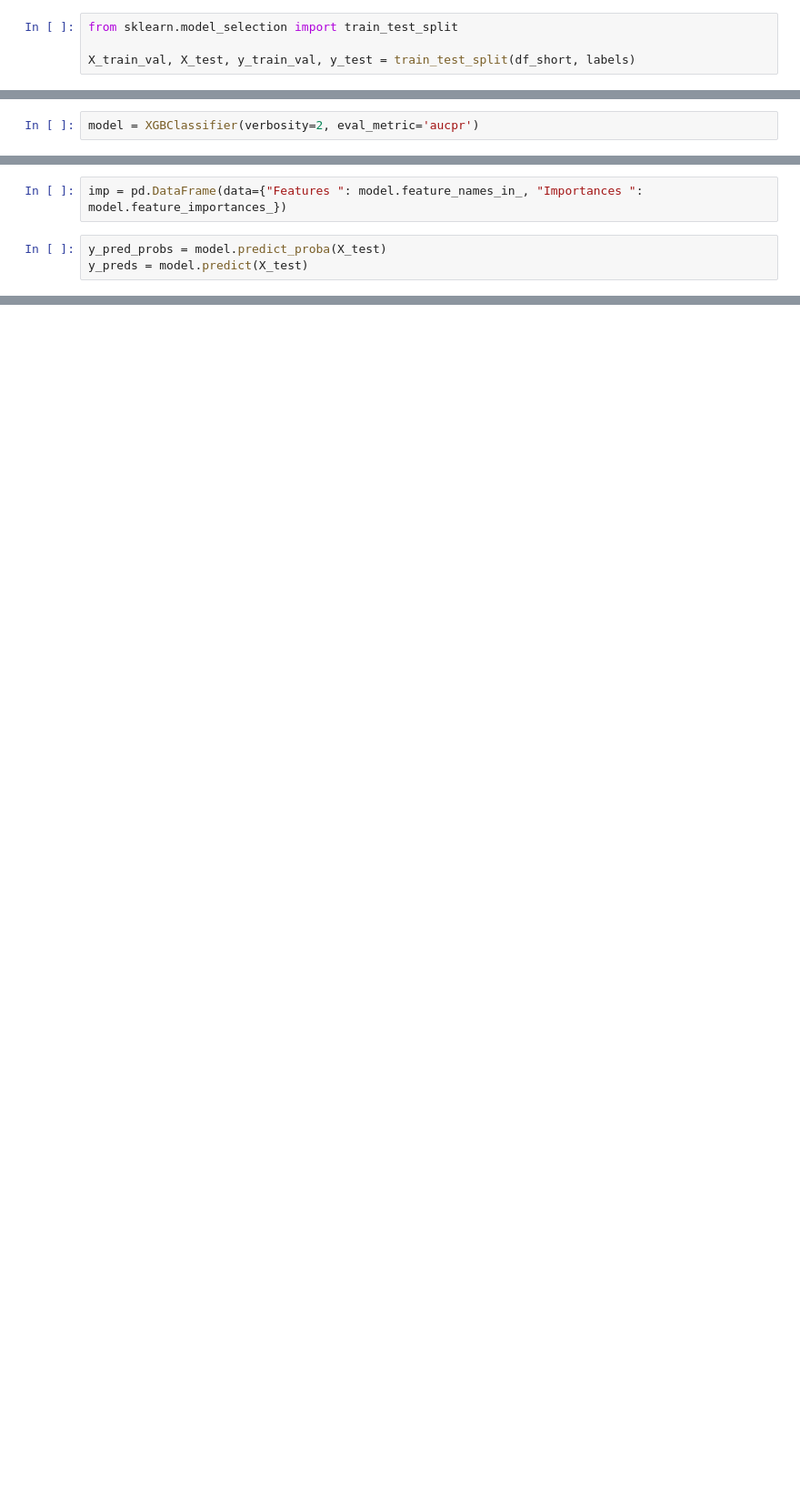
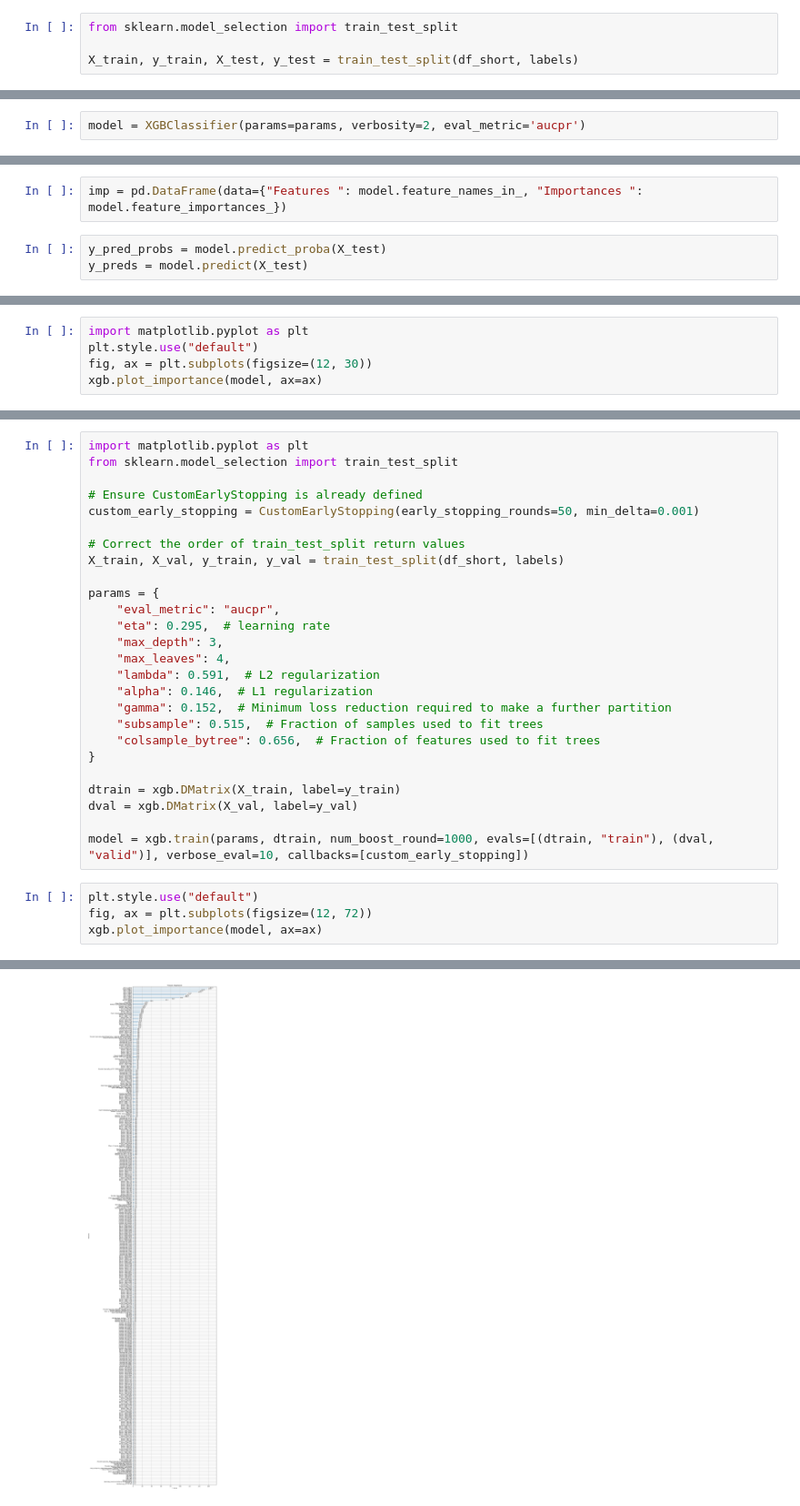
Before and after one commit to Joe-TheBro/DSU-Data-Competition-Spring2025, a Jupyter notebook: baseline_models.ipynb, the cells around one changed output, grey strips where cells are left out. Shown at 91% size. Saved outputs shown, nothing was run; the diff lists cells and outputs as text; blank space fills up the shorter version.

```diff
--- a/baseline_models.ipynb
+++ b/baseline_models.ipynb
@@ -99,4 +48,4 @@ df_short.rename({'Member Age_< 1 Yrs Old': 'Member Age_lessthan 1 Yrs Old'}, axi
 # %%
 from sklearn.model_selection import train_test_split
 
-X_train_val, X_test, y_train_val, y_test = train_test_split(df_short, labels)
+X_train, y_train, X_test, y_test = train_test_split(df_short, labels)
@@ -109,4 +67,4 @@ X_train.shape, X_test.shape
 # %%
-model = XGBClassifier(verbosity=2, eval_metric='aucpr')
+model = XGBClassifier(params=params, verbosity=2, eval_metric='aucpr')
 # %%
 model.fit(X_train, y_train, eval_set = [(X_val, y_val)])
@@ -174,0 +94,5 @@ array([[59712,     8],
+# %%
+import matplotlib.pyplot as plt
+plt.style.use("default")
+fig, ax = plt.subplots(figsize=(12, 30))
+xgb.plot_importance(model, ax=ax)
@@ -174,0 +191,31 @@ array([[59712,     8],
+# %%
+import matplotlib.pyplot as plt
+from sklearn.model_selection import train_test_split
+
+# Ensure CustomEarlyStopping is already defined
+custom_early_stopping = CustomEarlyStopping(early_stopping_rounds=50, min_delta=0.001)
+
+# Correct the order of train_test_split return values
+X_train, X_val, y_train, y_val = train_test_split(df_short, labels)
+
+params = {
+    "eval_metric": "aucpr",
+    "eta": 0.295,  # learning rate
+    "max_depth": 3,
+    "max_leaves": 4,
+    "lambda": 0.591,  # L2 regularization
+    "alpha": 0.146,  # L1 regularization
+    "gamma": 0.152,  # Minimum loss reduction required to make a further partition
+    "subsample": 0.515,  # Fraction of samples used to fit trees
+    "colsample_bytree": 0.656,  # Fraction of features used to fit trees
+}
+
+dtrain = xgb.DMatrix(X_train, label=y_train)
+dval = xgb.DMatrix(X_val, label=y_val)
+
+model = xgb.train(params, dtrain, num_boost_round=1000, evals=[(dtrain, "train"), (dval, "valid")], verbose_eval=10, callbacks=[custom_early_stopping])
+# %%
+plt.style.use("default")
+fig, ax = plt.subplots(figsize=(12, 72))
+xgb.plot_importance(model, ax=ax)
+# %% [output]
@@ -174,0 +223 @@ array([[59712,     8],
+[figure, added]
```
Also changed, not shown: parts of 21 cells of this notebook, 3 other files.
